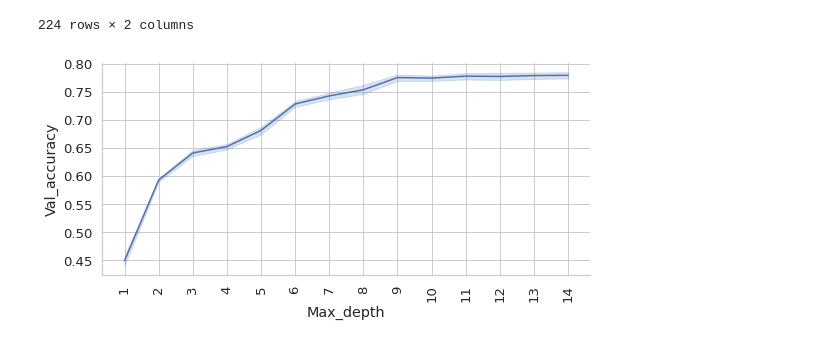
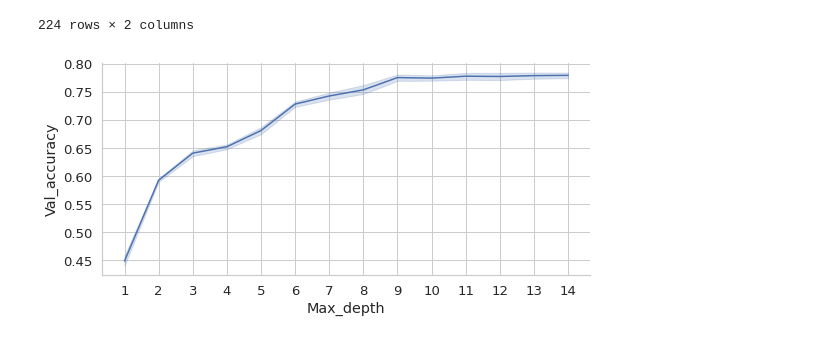
Before and after one commit to KumaranShivam5/gemini, a Jupyter notebook: phase_04/v1.6_finding_best_route_new_data/final_classifier-src-more-analysis.ipynb, the cells around one changed output. Cells and saved outputs as stored; diff of their text form; code cells hidden in the pictures.

```diff
--- a/phase_04/v1.6_finding_best_route_new_data/final_classifier-src-more-analysis.ipynb
+++ b/phase_04/v1.6_finding_best_route_new_data/final_classifier-src-more-analysis.ipynb
@@ -225,7 +225,7 @@ for i in tqdm(range(1)):
     rs = 39440
     np.random.seed(rs)
     src_list = pd.DataFrame()
-    class_to_select = ['CV' , 'LX' , 'PL']
+    #class_to_select = ['CV' , 'LX' , 'PL']
     df = data_imp_norm.copy()
     i_val = df[info_col]
     y_val = df['class']
@@ -409,18 +410,18 @@ depth_score
 # %%
 
 sns.set(font_scale=1.2 , style='whitegrid')
 #sns.set_theme
 g = sns.relplot(
     data = depth_score.reset_index(drop=True) ,
     kind= 'line' ,
     y= 'Val_accuracy',
     x = 'Max_depth' ,
     height= 4 ,
     aspect= 8/4 ,
 )
 #g.set_xticks = num_trees
 g.ax.set_xticks(max_depth)
-g.ax.set_xticklabels(max_depth, rotation=90)
+g.ax.set_xticklabels(max_depth, rotation=0)
 plt.show()
 # %% [output]
-[figure, old version]
+[figure, new version]
```
Also changed, not shown: parts of 59 cells of this notebook, 16 other files.
